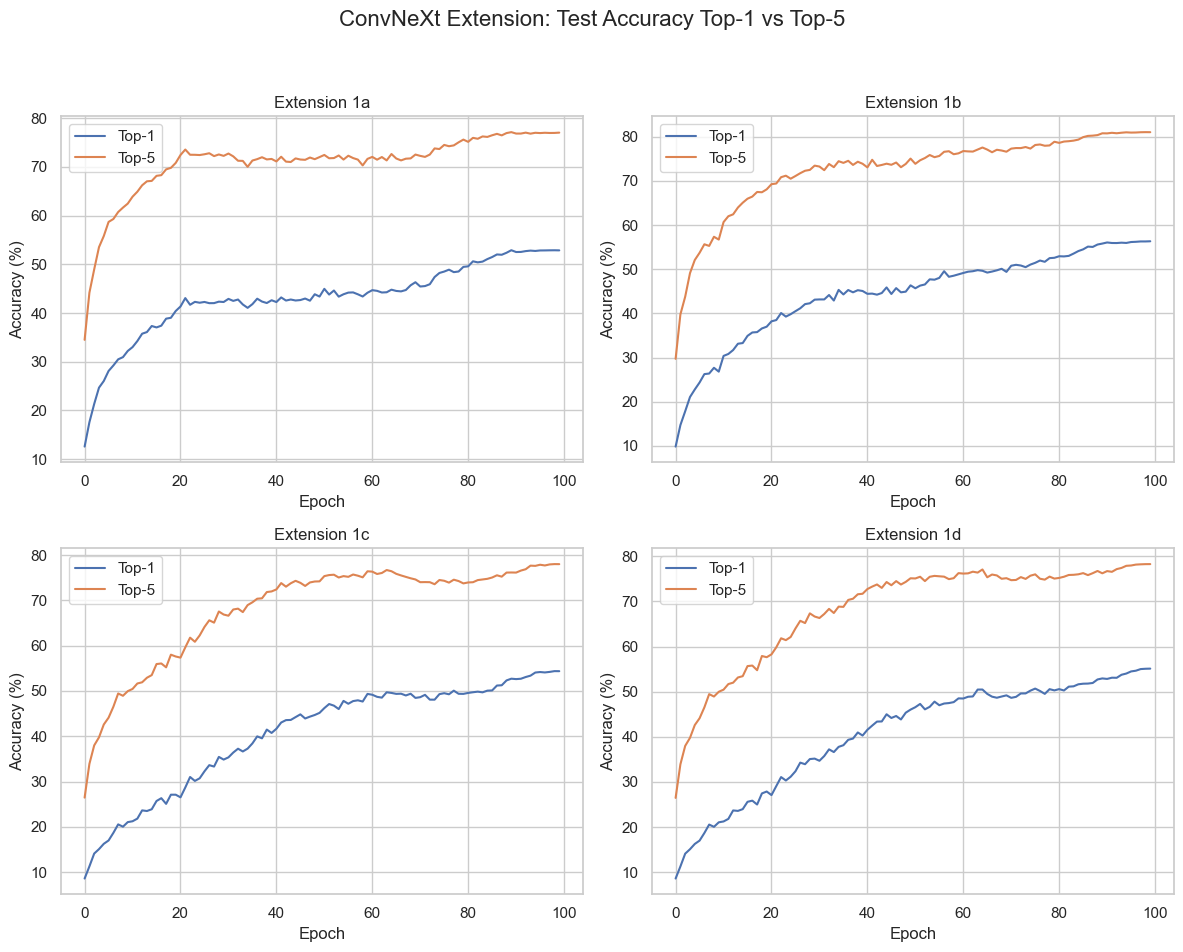
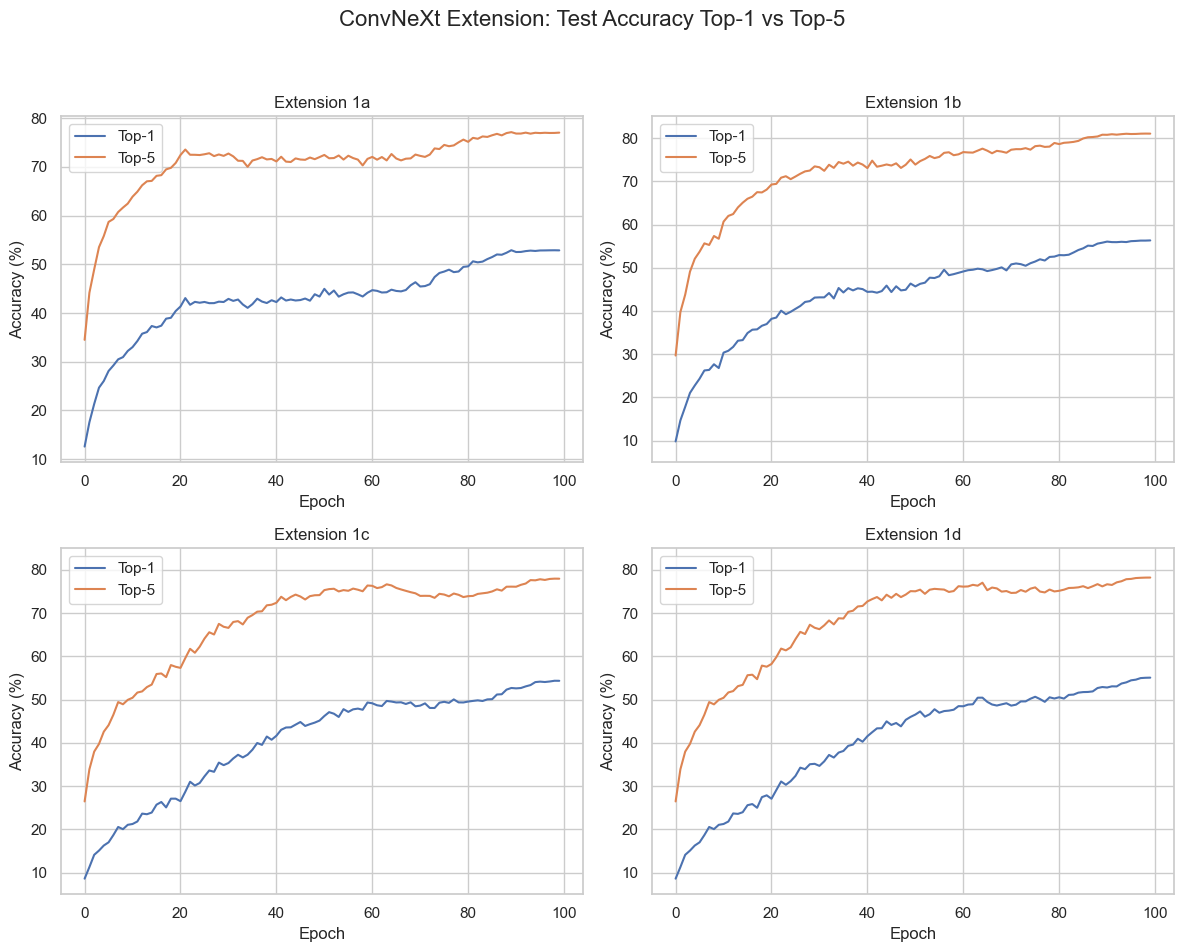
The notebook cell's code change between the first figure and the second:
--- before
+++ after
@@ -10,4 +10,5 @@
 axes[0, 0].set_xlabel("Epoch")
 axes[0, 0].set_ylabel("Accuracy (%)")
+axes[0, 1].set_ylim(5, 85)
 axes[0, 0].legend()
 
@@ -17,4 +18,5 @@
 axes[0, 1].set_xlabel("Epoch")
 axes[0, 1].set_ylabel("Accuracy (%)")
+axes[0, 1].set_ylim(5, 85)
 axes[0, 1].legend()
 
@@ -24,4 +26,5 @@
 axes[1, 0].set_xlabel("Epoch")
 axes[1, 0].set_ylabel("Accuracy (%)")
+axes[1, 0].set_ylim(5, 85)
 axes[1, 0].legend()
 
@@ -31,4 +34,5 @@
 axes[1, 1].set_xlabel("Epoch")
 axes[1, 1].set_ylabel("Accuracy (%)")
+axes[1, 1].set_ylim(5, 85)
 axes[1, 1].legend()
 

Commit: Cleaned up notebook and visualisation axis